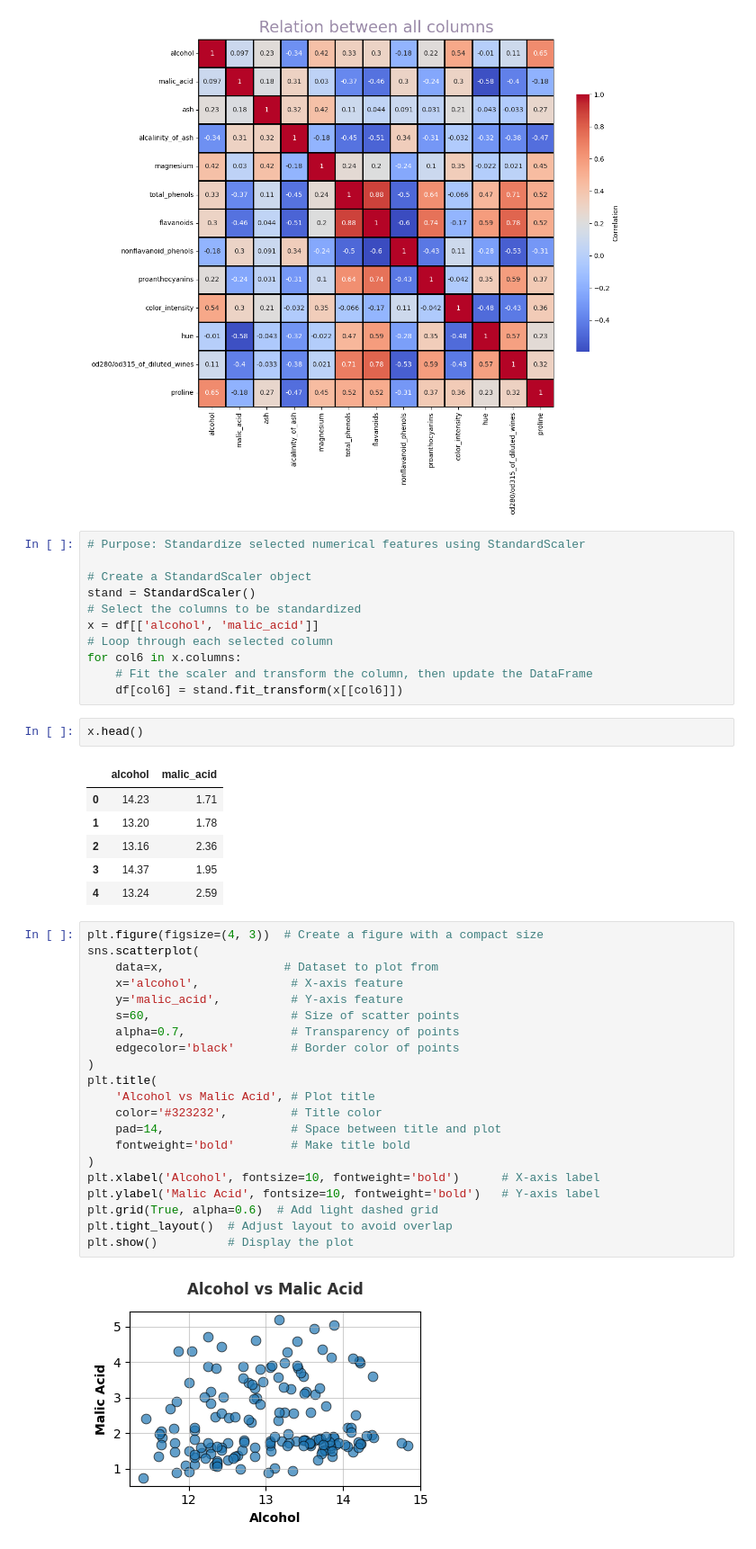
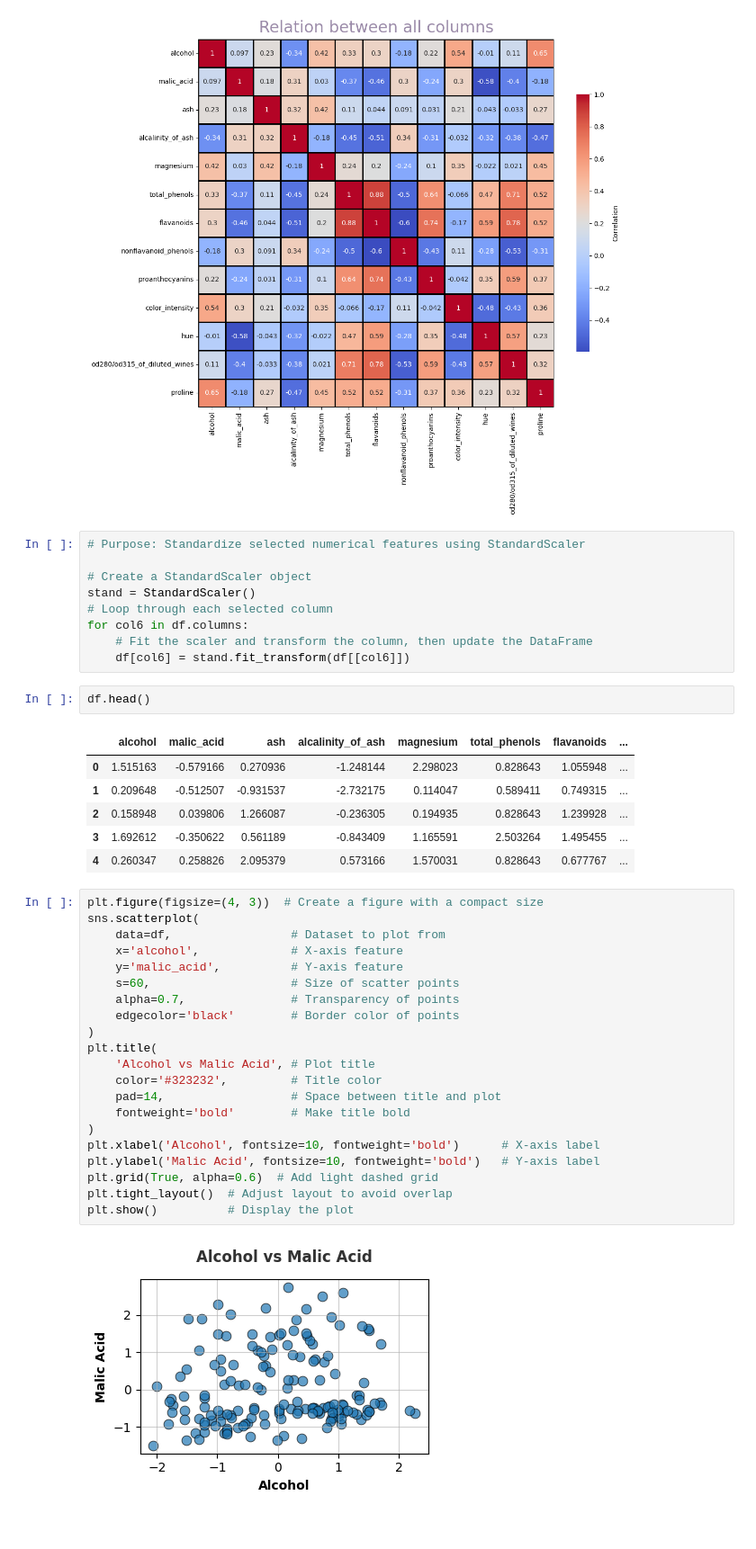
Before and after one commit to Md-Maruf-1727/Machine-Learning-Algorithms, a Jupyter notebook: Unsupervised/K Means Clustering/on wine dataset/code.ipynb, the cells around one changed output. Shown at 90% size. Cells and saved outputs as stored; diff of their text form.

```diff
--- a/Unsupervised/K Means Clustering/on wine dataset/code.ipynb
+++ b/Unsupervised/K Means Clustering/on wine dataset/code.ipynb
@@ -238,44 +238,42 @@ plt.show()
 
 # Create a StandardScaler object
 stand = StandardScaler()
-# Select the columns to be standardized
-x = df[['alcohol', 'malic_acid']]
 # Loop through each selected column
-for col6 in x.columns:
+for col6 in df.columns:
     # Fit the scaler and transform the column, then update the DataFrame
-    df[col6] = stand.fit_transform(x[[col6]])
+    df[col6] = stand.fit_transform(df[[col6]])
 # %%
-x.head()
+df.head()
 # %% [output]
-|  | alcohol | malic_acid |
-| 0 | 14.23 | 1.71 |
-| 1 | 13.20 | 1.78 |
-| 2 | 13.16 | 2.36 |
-| 3 | 14.37 | 1.95 |
-| 4 | 13.24 | 2.59 |
+|  | alcohol | malic_acid | ash | alcalinity_of_ash | magnesium | total_phenols | flavanoids | ... |
+| 0 | 1.515163 | -0.579166 | 0.270936 | -1.248144 | 2.298023 | 0.828643 | 1.055948 | ... |
+| 1 | 0.209648 | -0.512507 | -0.931537 | -2.732175 | 0.114047 | 0.589411 | 0.749315 | ... |
+| 2 | 0.158948 | 0.039806 | 1.266087 | -0.236305 | 0.194935 | 0.828643 | 1.239928 | ... |
+| 3 | 1.692612 | -0.350622 | 0.561189 | -0.843409 | 1.165591 | 2.503264 | 1.495455 | ... |
+| 4 | 0.260347 | 0.258826 | 2.095379 | 0.573166 | 1.570031 | 0.828643 | 0.677767 | ... |
 # %%
 plt.figure(figsize=(4, 3))  # Create a figure with a compact size
 sns.scatterplot(
-    data=x,                 # Dataset to plot from
+    data=df,                 # Dataset to plot from
     x='alcohol',             # X-axis feature
     y='malic_acid',          # Y-axis feature
     s=60,                    # Size of scatter points
     alpha=0.7,               # Transparency of points
     edgecolor='black'        # Border color of points
 )
 plt.title(
     'Alcohol vs Malic Acid', # Plot title
     color='#323232',         # Title color
     pad=14,                  # Space between title and plot
     fontweight='bold'        # Make title bold
 )
 plt.xlabel('Alcohol', fontsize=10, fontweight='bold')      # X-axis label
 plt.ylabel('Malic Acid', fontsize=10, fontweight='bold')   # Y-axis label
 plt.grid(True, alpha=0.6)  # Add light dashed grid
 plt.tight_layout()  # Adjust layout to avoid overlap
 plt.show()          # Display the plot
 # %% [output]
-[figure, old version]
+[figure, new version]
 # %%
 # Purpose: Visualize the distribution of the 'alcohol' feature using a histogram with KDE
 # Set the figure size
```
Also changed, not shown: parts of 4 cells of this notebook.
